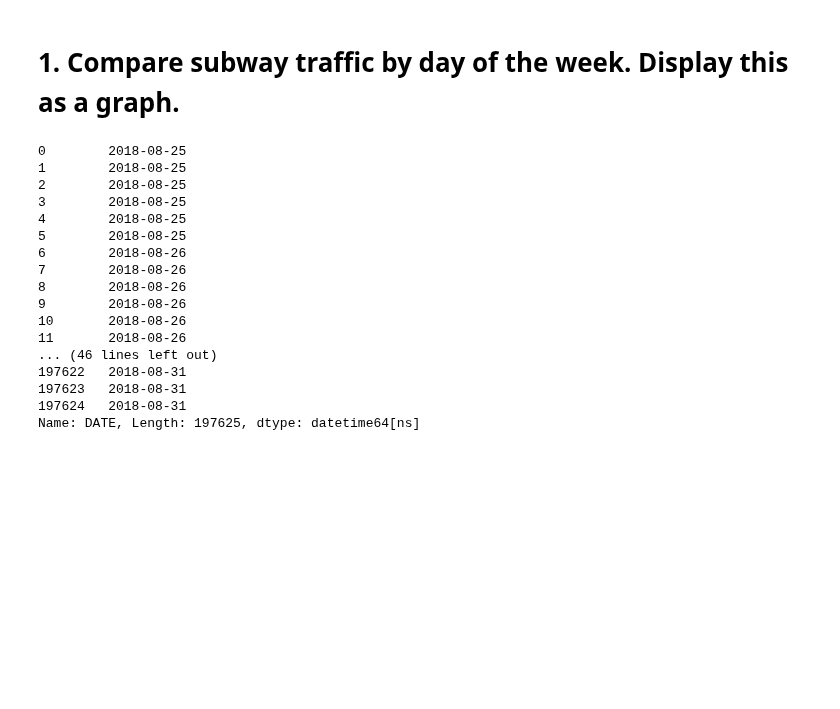
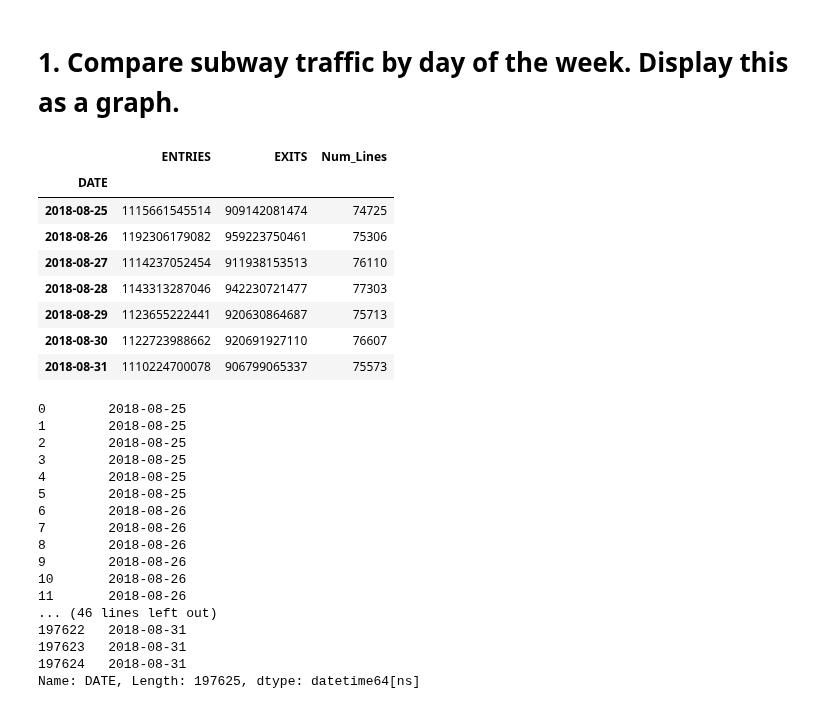
Before and after one commit to ggobook1/ds-skills-pandas-cleaning-nyc-ds-091018, a Jupyter notebook: index.ipynb, the cells around one changed output. Saved outputs shown, nothing was run; the diff lists cells and outputs as text; code cells hidden in the pictures; blank space fills up the shorter version.

```diff
--- a/index.ipynb
+++ b/index.ipynb
@@ -326,7 +326,17 @@ Here we begin to do some exploratory analysis to answer some questions.
 # %% [markdown]
 # 1. Compare subway traffic by day of the week. Display this as a graph.
 # %%
-df.groupby("DATE").sum()
+df.groupby("df."DATE.dt.day_name()
+# %% [output]
+|  | ENTRIES | EXITS | Num_Lines |
+| DATE |  |  |  |
+| 2018-08-25 | 1115661545514 | 909142081474 | 74725 |
+| 2018-08-26 | 1192306179082 | 959223750461 | 75306 |
+| 2018-08-27 | 1114237052454 | 911938153513 | 76110 |
+| 2018-08-28 | 1143313287046 | 942230721477 | 77303 |
+| 2018-08-29 | 1123655222441 | 920630864687 | 75713 |
+| 2018-08-30 | 1122723988662 | 920691927110 | 76607 |
+| 2018-08-31 | 1110224700078 | 906799065337 | 75573 |
 # %%
 df.DATE.dt.day_name()
 # %% [output]
```
